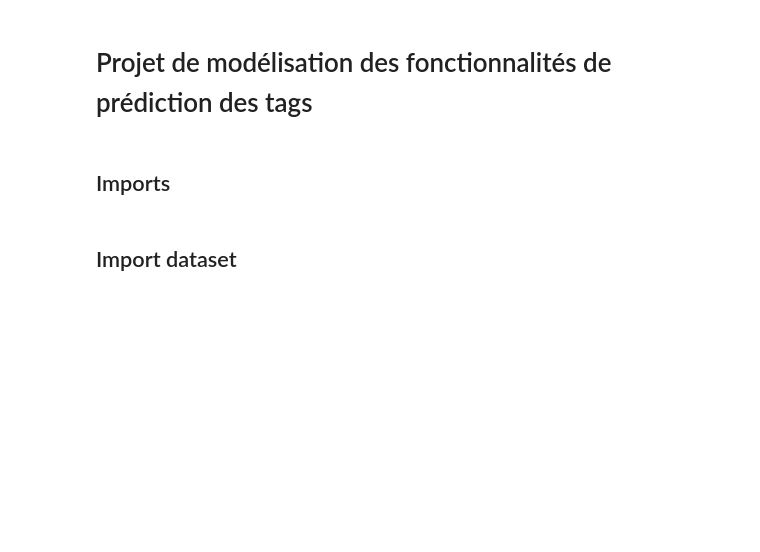
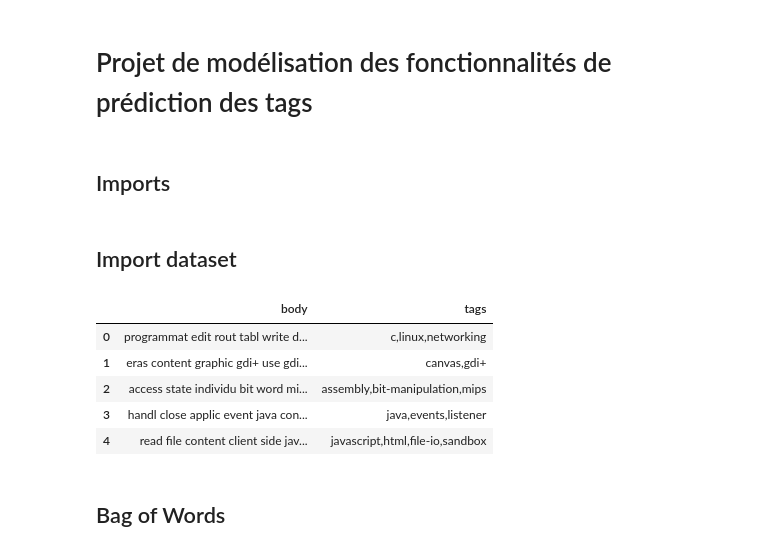
Before and after one commit to aldeponk/stack-overflow, a Jupyter notebook: Modelize.ipynb, the cells around one changed output. Saved outputs shown, nothing was run; the diff lists cells and outputs as text; code cells hidden in the pictures; blank space fills up the shorter version.

```diff
--- a/Modelize.ipynb
+++ b/Modelize.ipynb
@@ -43,3 +46,14 @@ pd.set_option('display.max_colwidth', None)
 ## Import dataset
 # %%
 data = pd.read_csv('./dataset/preprocessed_dataset.csv',sep=",",nrows=1000)
+# %%
+data.head()
+# %% [output]
+|  | body | tags |
+| 0 | programmat edit rout tabl write d... | c,linux,networking |
+| 1 | eras content graphic gdi+ use gdi... | canvas,gdi+ |
+| 2 | access state individu bit word mi... | assembly,bit-manipulation,mips |
+| 3 | handl close applic event java con... | java,events,listener |
+| 4 | read file content client side jav... | javascript,html,file-io,sandbox |
+# %% [markdown]
+## Bag of Words
```
Also changed, not shown: parts of 25 cells of this notebook, 2 other files.
